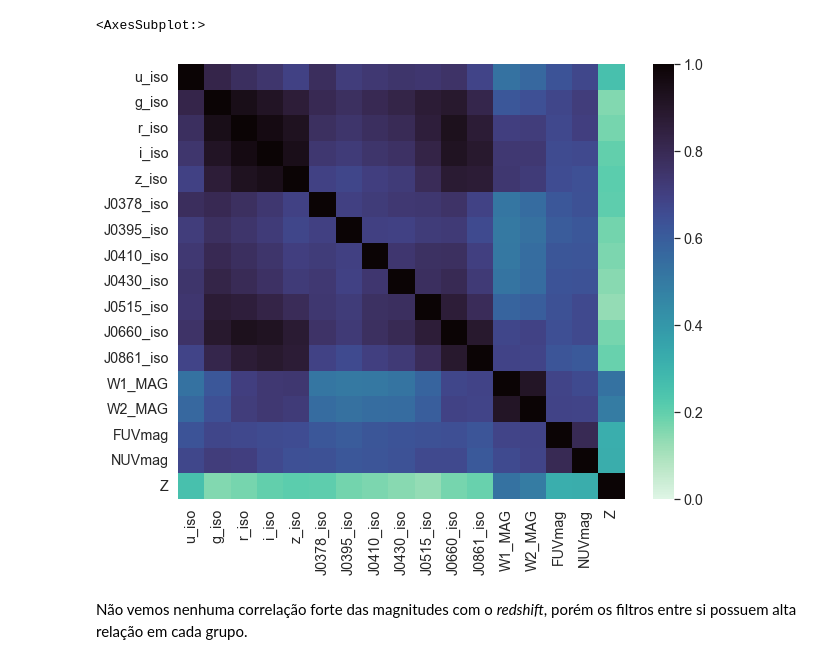
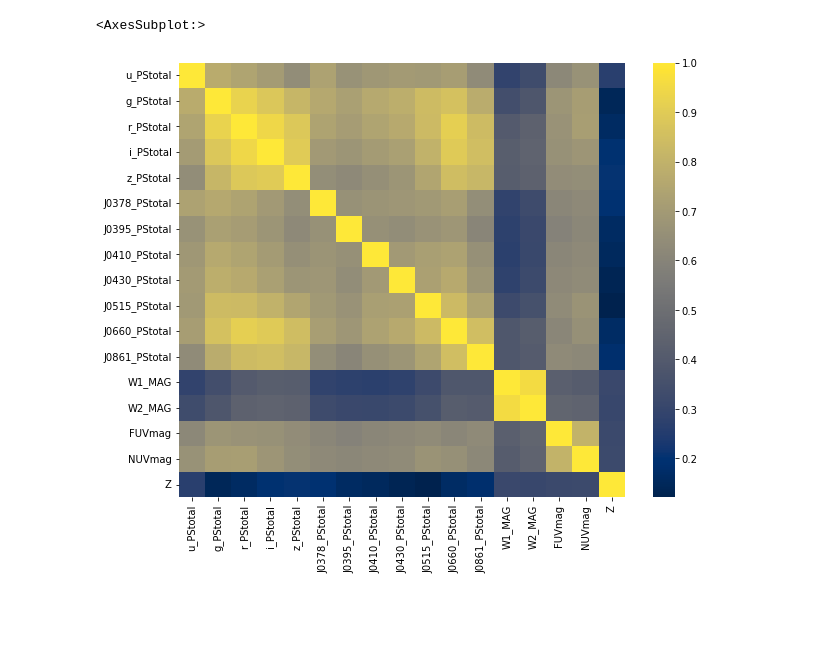
Before and after one commit to GabrielaPereiraSoares/Projeto_TCC, a Jupyter notebook: Analise_Descritiva.ipynb, the cells around one changed output. Saved outputs shown, nothing was run; the diff lists cells and outputs as text; code cells hidden in the pictures; blank space fills up the shorter version.

```diff
--- a/Analise_Descritiva.ipynb
+++ b/Analise_Descritiva.ipynb
@@ -255,0 +356,2 @@ plt.show()
+# %%
+dados2 = dados.replace(99,np.nan)
@@ -255,0 +384,2 @@ plt.show()
+# %%
+mags = dados.columns[3:19]
@@ -255,0 +511,29 @@ plt.show()
+# %%
+# Redshift vs missing
+sns.set(context="notebook", style="whitegrid", palette="dark", font_scale=1.7)
+
+fig, axs = plt.subplots(4, 4, figsize=(18, 15), sharex = True, sharey = True, constrained_layout=True)
+dic = {0:axs[0,0], 1:axs[0,1], 2:axs[0,2], 3:axs[0,3],
+       4:axs[1,0], 5:axs[1,1], 6:axs[1,2], 7:axs[1,3],
+       8:axs[2,0], 9:axs[2,1],10:axs[2,2],11:axs[2,3],
+      12:axs[3,0],13:axs[3,1],14:axs[3,2],15:axs[3,3]}
+mis = dados2[mags].isnull()
+
+for i in range(16):
+    p1=sns.histplot(data=dados2.loc[mis[mags[i]] == True]["Z"],color="#0072B2",
+                    binwidth=0.4, bins=20, stat='density', ax=dic[i], alpha=0.7,
+                    binrange=[0,7]).set(ylim=(0, 1.5), ylabel='', xlabel='z')
+    p2=sns.histplot(data=dados2.loc[mis[mags[i]] == False]["Z"],color='#D55E00',
+                    binwidth=0.4, binrange=[0,7],stat='density', ax=dic[i],
+                    alpha=0.6).set(ylim=(0, 0.8), ylabel='', xlabel='z')
+    dic[i].text(4.9,0.65, mags[i], ha="center", va="center", fontsize=22)
+
+fig.legend([p1,p2],     # The line objects
+           labels=["Missing","Not Missing"],   # The labels for each line
+           loc="upper center",   # Position of legend
+           borderaxespad=0.1,    # Small spacing around legend box
+           prop={'size': 18}, bbox_to_anchor=(0.5, -0.01))
+
+fig.suptitle('Distribuição do redshift por preenchimento de magnitude', fontsize=30)
+fig.supylabel('Densidade', fontsize=28)
+plt.show()
@@ -343,5 +584,0 @@ sns.kdeplot(data=dados[["u_iso","u_aper_3","u_aper_6","u_petro","u_auto","u_PSto
-# %%
-fig = plt.figure(figsize=(7,5))
-sns.set(context="notebook", style="whitegrid", palette="RdBu",font_scale=1.3)
-sns.boxplot(data=dados[["u_iso","u_aper_3","u_aper_6","u_auto","u_petro","u_PStotal"]], orient="v")
-plt.ylim(10, 40)
@@ -353,8 +587,6 @@ Aparentemente, a distribuição dos dados considerando a banda U e diferentes ab
 # %%
 fig, ax = plt.subplots(figsize=(10,8))
-sns.heatmap(dados[cols+["Z"]].corr(),cmap='mako_r', vmin=0, vmax=1)
+sns.heatmap(dados2[mags.tolist()+["Z"]].corr(),cmap='cividis')
 # %% [output]
 <AxesSubplot:>
-[figure, old version]
+[figure, new version]
-# %% [markdown]
-Não vemos nenhuma correlação forte das magnitudes com o _redshift_, porém os filtros entre si possuem alta relação em cada grupo.
```
Also changed, not shown: parts of 85 cells of this notebook, 7 other files.
